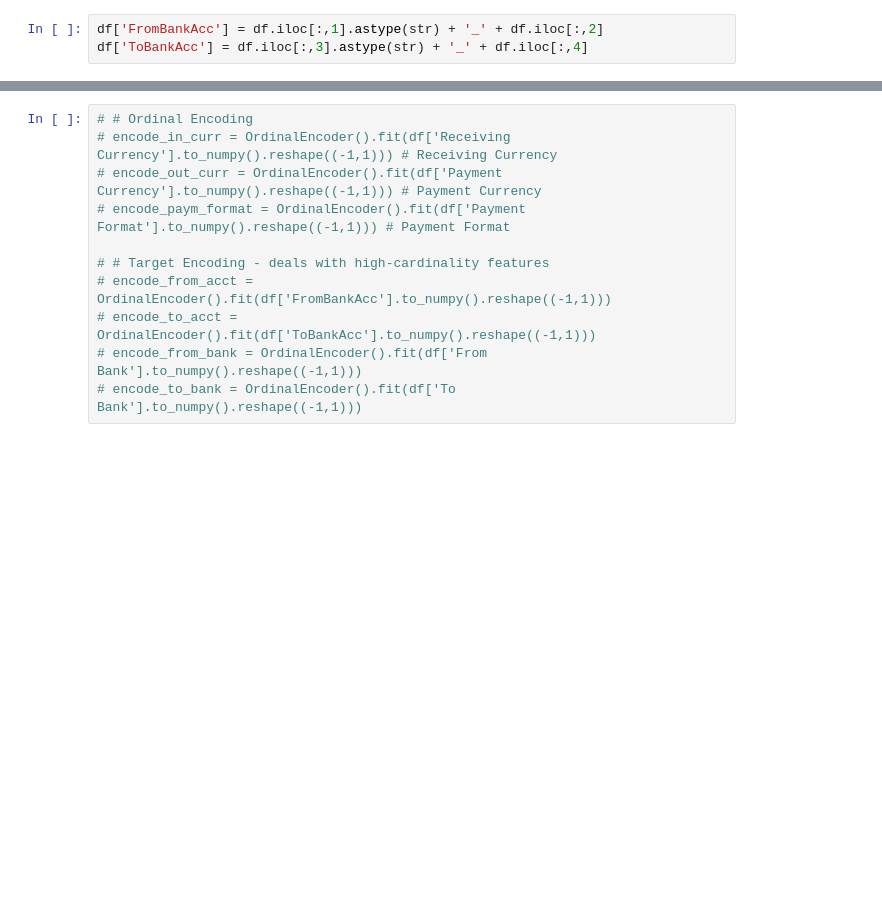
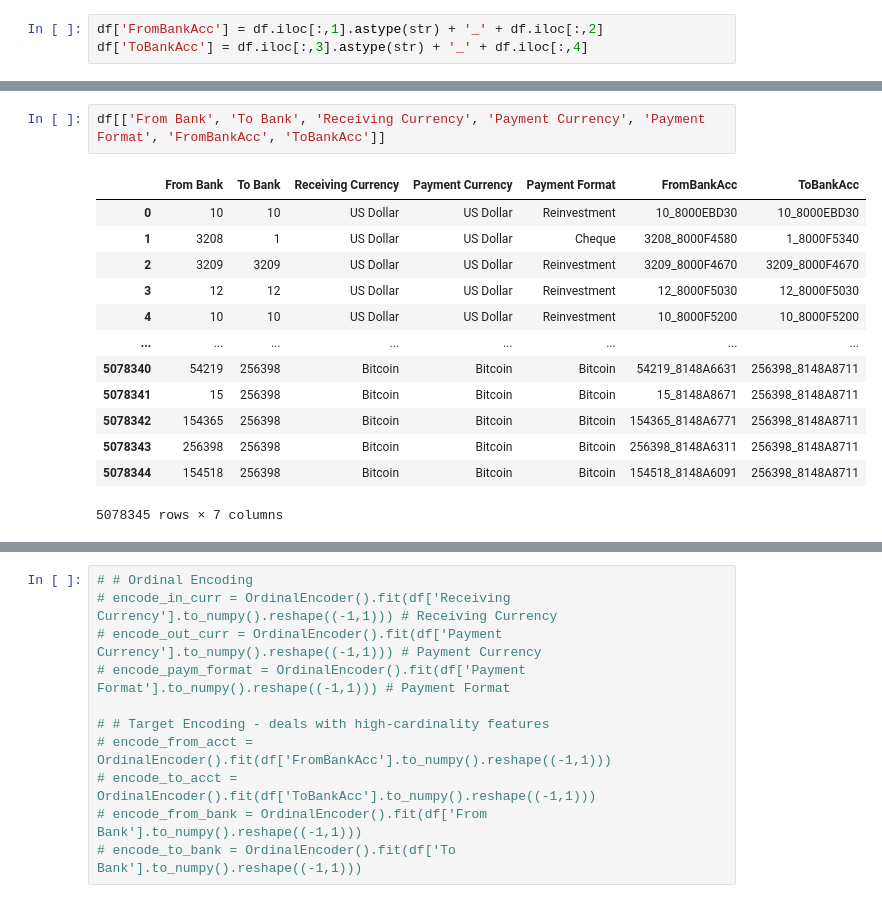
Before and after one commit to RuoqingEvelineWang/comp5340, a Jupyter notebook: data_processing.ipynb, the cells around one changed output, grey strips where cells are left out. Cells and saved outputs as stored; diff of their text form; blank space fills up the shorter version.

```diff
--- a/data_processing.ipynb
+++ b/data_processing.ipynb
@@ -14,0 +101,16 @@ df['ToBankAcc'] = df.iloc[:,3].astype(str) + '_' + df.iloc[:,4]
+# %%
+df[['From Bank', 'To Bank', 'Receiving Currency', 'Payment Currency', 'Payment Format', 'FromBankAcc', 'ToBankAcc']]
+# %% [output]
+|  | From Bank | To Bank | Receiving Currency | Payment Currency | Payment Format | FromBankAcc | ToBankAcc |
+| 0 | 10 | 10 | US Dollar | US Dollar | Reinvestment | 10_8000EBD30 | 10_8000EBD30 |
+| 1 | 3208 | 1 | US Dollar | US Dollar | Cheque | 3208_8000F4580 | 1_8000F5340 |
+| 2 | 3209 | 3209 | US Dollar | US Dollar | Reinvestment | 3209_8000F4670 | 3209_8000F4670 |
+| 3 | 12 | 12 | US Dollar | US Dollar | Reinvestment | 12_8000F5030 | 12_8000F5030 |
+| 4 | 10 | 10 | US Dollar | US Dollar | Reinvestment | 10_8000F5200 | 10_8000F5200 |
+| ... | ... | ... | ... | ... | ... | ... | ... |
+| 5078340 | 54219 | 256398 | Bitcoin | Bitcoin | Bitcoin | 54219_8148A6631 | 256398_8148A8711 |
+| 5078341 | 15 | 256398 | Bitcoin | Bitcoin | Bitcoin | 15_8148A8671 | 256398_8148A8711 |
+| 5078342 | 154365 | 256398 | Bitcoin | Bitcoin | Bitcoin | 154365_8148A6771 | 256398_8148A8711 |
+| 5078343 | 256398 | 256398 | Bitcoin | Bitcoin | Bitcoin | 256398_8148A6311 | 256398_8148A8711 |
+| 5078344 | 154518 | 256398 | Bitcoin | Bitcoin | Bitcoin | 154518_8148A6091 | 256398_8148A8711 |
+5078345 rows × 7 columns
```
Also changed, not shown: parts of 21 cells of this notebook, 1 other file.
